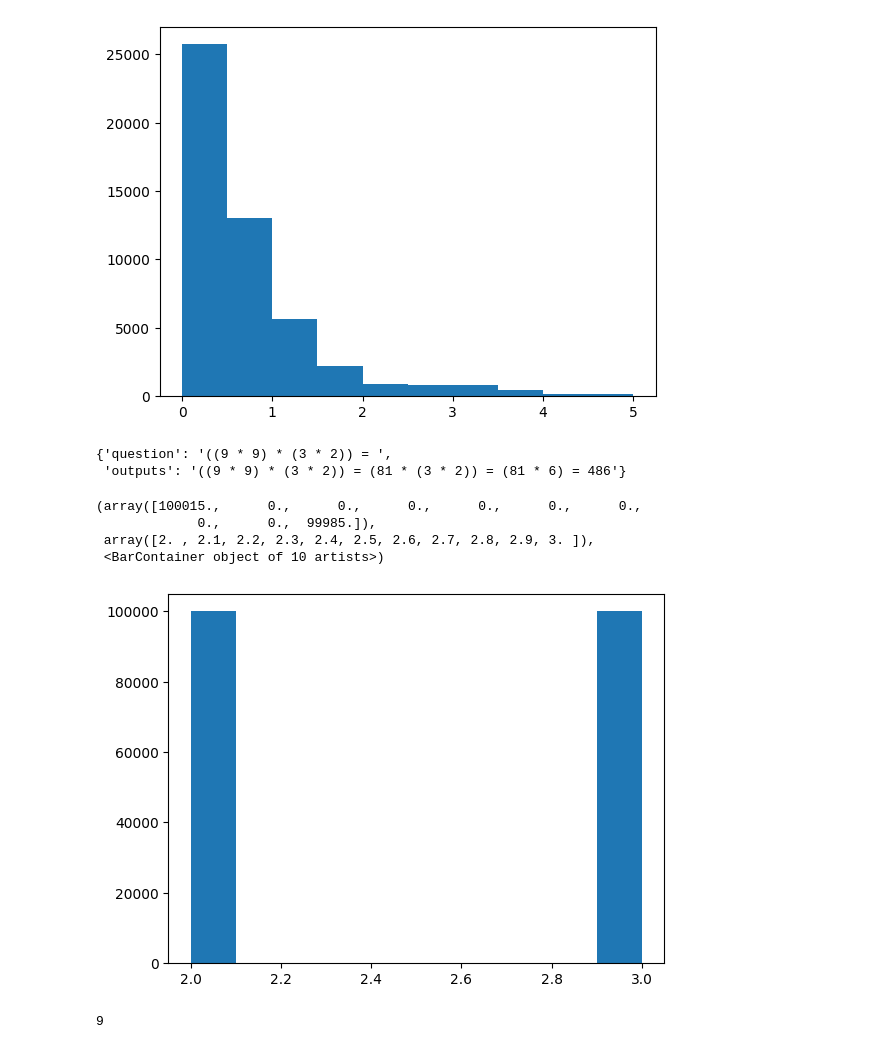
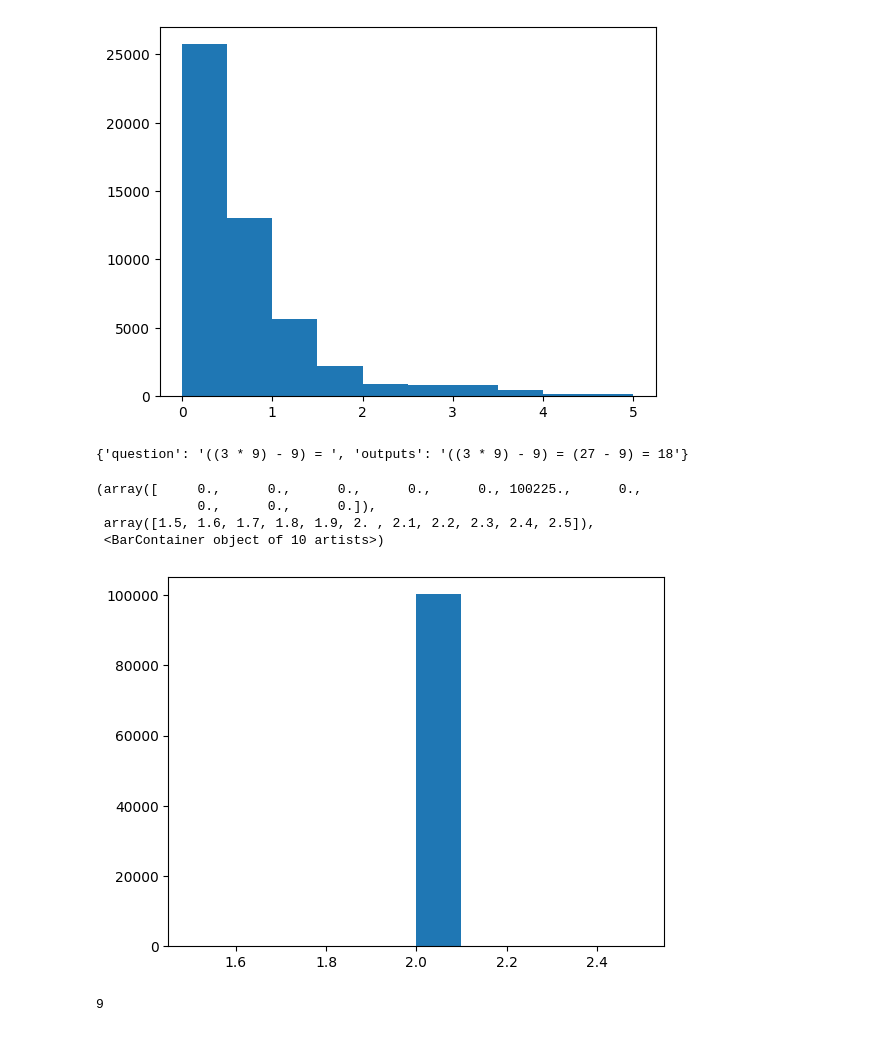
Before and after one commit to PrasannS/d2po, a Jupyter notebook: notebooks/mathdata.ipynb, the cells around one changed output. Drawn from its saved outputs; the diff is of its cells as text; code cells hidden in the pictures.

Commit message:
Output processing code

```diff
--- a/notebooks/mathdata.ipynb
+++ b/notebooks/mathdata.ipynb
@@ -14,5 +20,3 @@ from statistics import mean
 # %%
 %load_ext autoreload
 %autoreload 2
-# %%
-tmp = Dataset.load_from_disk('../../data/einstein/einsteinsft/')
@@ -176,20 +185,19 @@ ppodata = ppodata.map(procinps, num_proc=10)
 # %%
 ppodata[3]
 # %% [output]
-{'question': '((9 * 9) * (3 * 2)) = ',
- 'outputs': '((9 * 9) * (3 * 2)) = (81 * (3 * 2)) = (81 * 6) = 486'}
+{'question': '((3 * 9) - 9) = ', 'outputs': '((3 * 9) - 9) = (27 - 9) = 18'}
 # %%
 easy2 = ppodata.filter(lambda ex: ex['question'].count("(")<=2)
 # %%
 easy2.save_to_disk("../outputs/data/math/easy2_100k")
 # %%
-plt.hist([q.count("(") for q in ppodata['question']])
+plt.hist([q.count("(") for q in easy2['question']])
 # %% [output]
-(array([100015.,      0.,      0.,      0.,      0.,      0.,      0.,
-             0.,      0.,  99985.]),
- array([2. , 2.1, 2.2, 2.3, 2.4, 2.5, 2.6, 2.7, 2.8, 2.9, 3. ]),
+(array([     0.,      0.,      0.,      0.,      0., 100225.,      0.,
+             0.,      0.,      0.]),
+ array([1.5, 1.6, 1.7, 1.8, 1.9, 2. , 2.1, 2.2, 2.3, 2.4, 2.5]),
  <BarContainer object of 10 artists>)
-[figure, old version]
+[figure, new version]
 # %%
 mathprefdata = makesftdset()
 mathprefdata = mathprefdata.map(procinps, num_proc=10)
```
Also changed, not shown: parts of 7 cells of this notebook, 11 other files.
